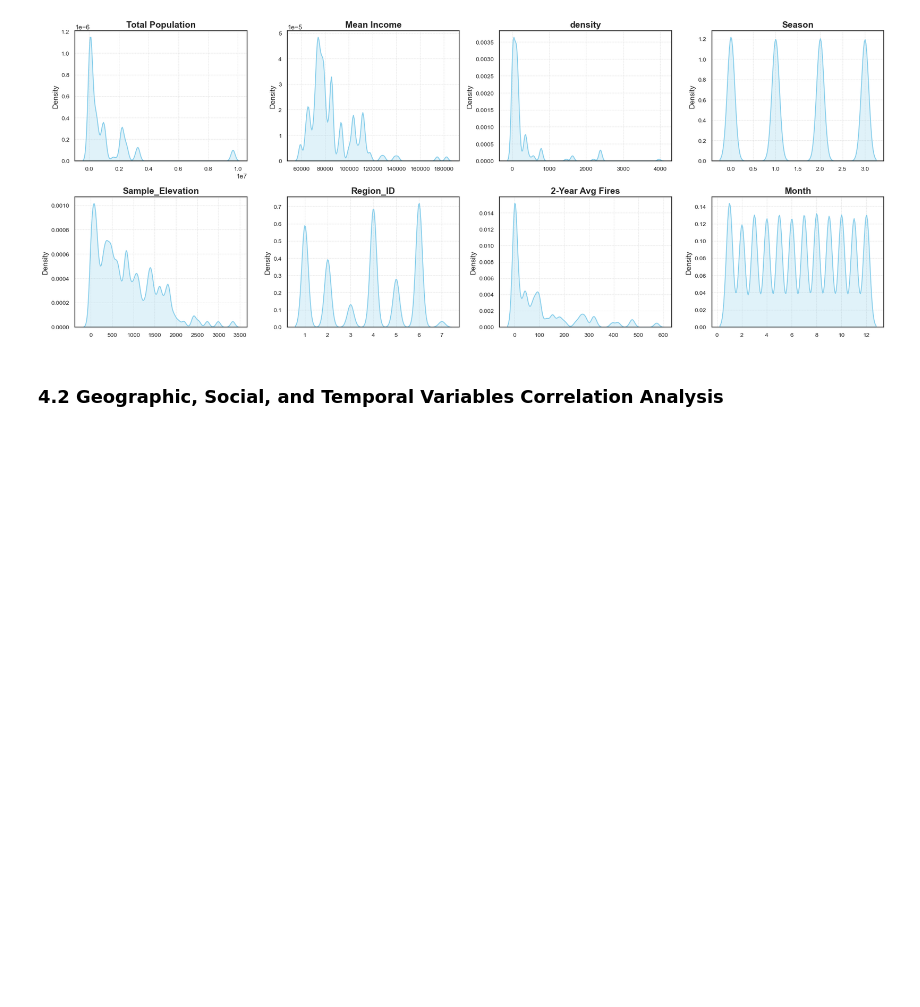
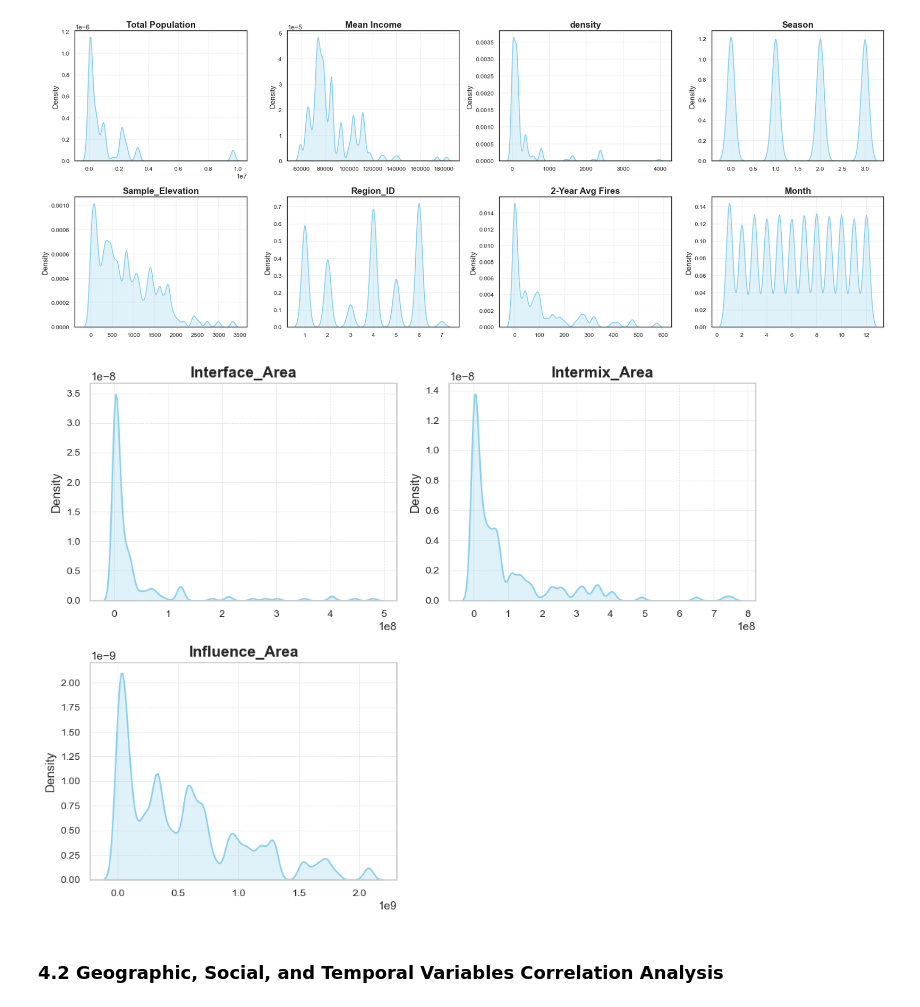
Before and after one commit to dustinlit/California-Wildfire-Ignition-ML-Modeling, a Jupyter notebook: notebooks/04_Variable_Selection.ipynb, the cells around one changed output. Cells and saved outputs as stored; diff of their text form; code cells hidden in the pictures; blank space fills up the shorter version.

Commit message:
Added WUI Data to Models
Sum of area of three separate zones, interface, intermix, and influence.

```diff
--- a/notebooks/04_Variable_Selection.ipynb
+++ b/notebooks/04_Variable_Selection.ipynb
@@ -207,6 +207,11 @@ social = ['Total Population', 'Mean Income', 'density', 'Season',
 grid_kde(filtered[social].drop(columns='Target'))
 # %% [output]
 [figure]
+# %%
+WUI = ['Interface_Area', 'Intermix_Area', 'Influence_Area', 'Target']
+grid_kde(filtered[WUI].drop(columns='Target'))
+# %% [output]
+[figure, added]
 # %% [markdown]
 ### 4.2 Geographic, Social, and Temporal Variables Correlation Analysis
 # %%
```
Also changed, not shown: parts of 4 cells of this notebook, 7 other files.
